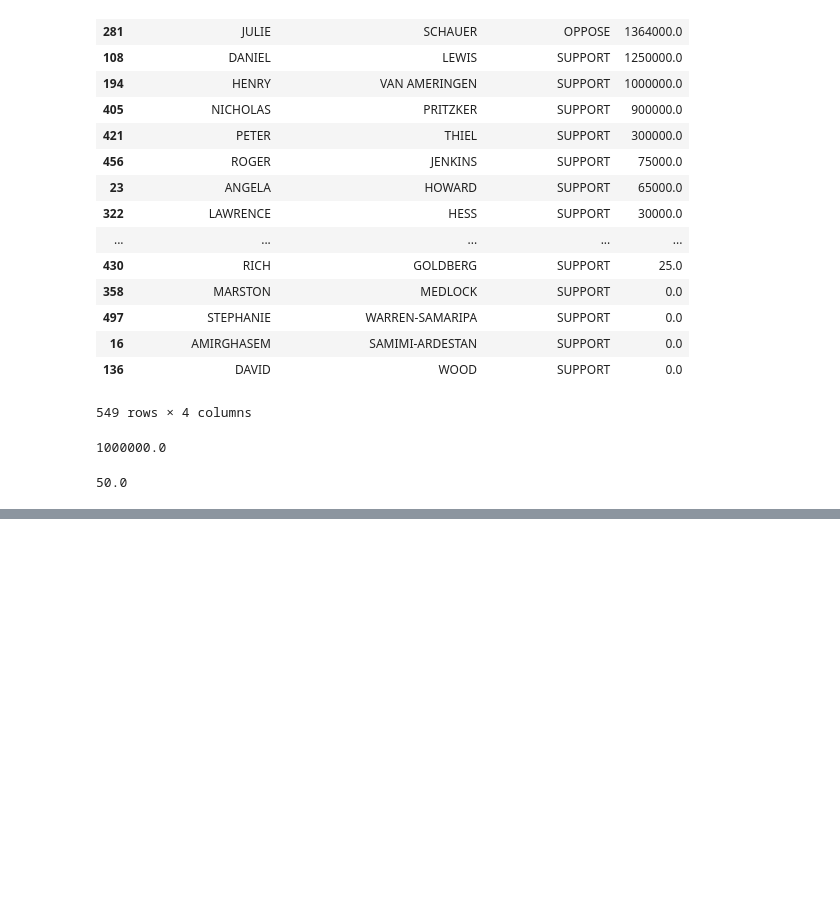
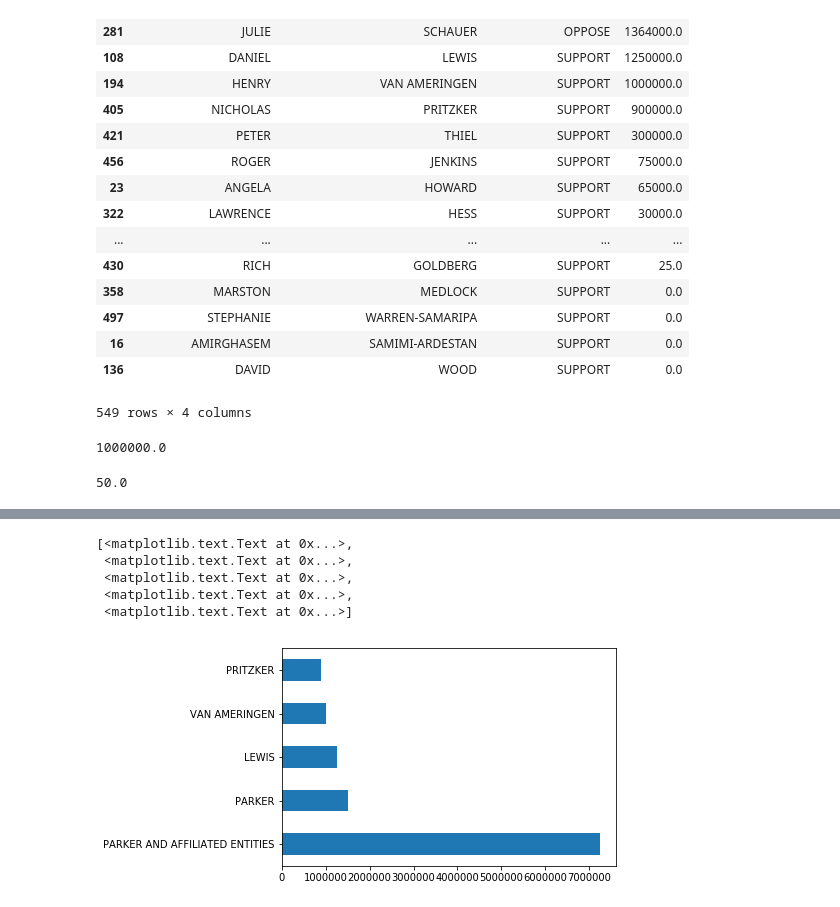
Before and after one commit to makkelo/first-python-notebook, a Jupyter notebook: Eka viikko.ipynb, the cells around one changed output, grey strips where cells are left out. Drawn from its saved outputs; the diff is of its cells as text; code cells hidden in the pictures; blank space fills up the shorter version.

```diff
--- a/Eka viikko.ipynb
+++ b/Eka viikko.ipynb
@@ -482,0 +518,10 @@ oppose.amount.min()
+# %%
+chart = top_supporters.head(5).amount.plot.barh()
+chart.set_yticklabels(top_supporters.contributor_lastname)
+# %% [output]
+[<matplotlib.text.Text at 0x...>,
+ <matplotlib.text.Text at 0x...>,
+ <matplotlib.text.Text at 0x...>,
+ <matplotlib.text.Text at 0x...>,
+ <matplotlib.text.Text at 0x...>]
+[figure, added]
```
Also changed, not shown: parts of 14 cells of this notebook.
